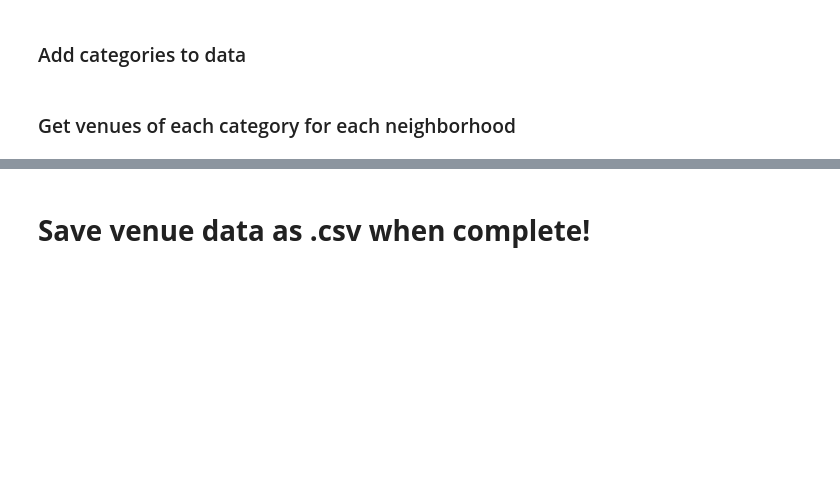
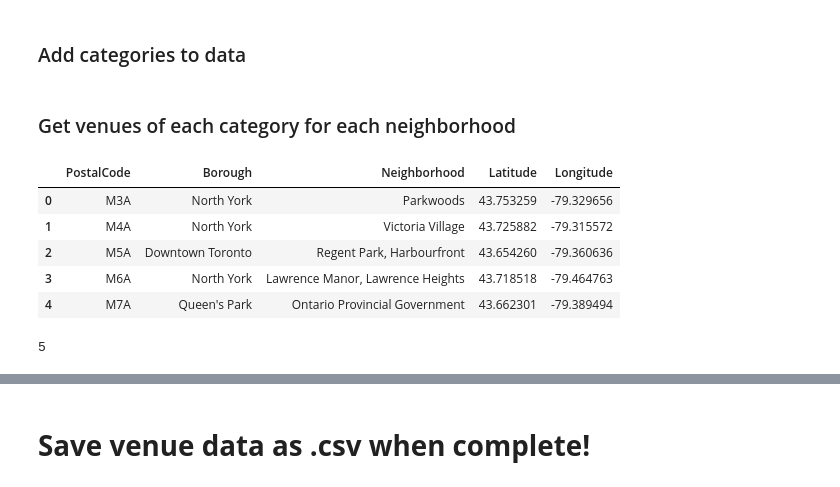
Before and after one commit to TobiasHoefchen/Coursera_Capstone, a Jupyter notebook: Capstone_Project_week5.ipynb, the cells around one changed output, grey strips where cells are left out. Drawn from its saved outputs; the diff is of its cells as text; code cells hidden in the pictures; blank space fills up the shorter version.

```diff
--- a/Capstone_Project_week5.ipynb
+++ b/Capstone_Project_week5.ipynb
@@ -208 +328,14 @@ LIMIT = 100 # A default Foursquare API limit value
+# %%
+data.head()
+# %% [output]
+|  | PostalCode | Borough | Neighborhood | Latitude | Longitude |
+| 0 | M3A | North York | Parkwoods | 43.753259 | -79.329656 |
+| 1 | M4A | North York | Victoria Village | 43.725882 | -79.315572 |
+| 2 | M5A | Downtown Toronto | Regent Park, Harbourfront | 43.654260 | -79.360636 |
+| 3 | M6A | North York | Lawrence Manor, Lawrence Heights | 43.718518 | -79.464763 |
+| 4 | M7A | Queen's Park | Ontario Provincial Government | 43.662301 | -79.389494 |
+# %%
+len(load_file("Victoria Village", "Food")["venues"])
+# %% [output]
+5
 # %%
```
Also changed, not shown: parts of 28 cells of this notebook, 2 other files.
